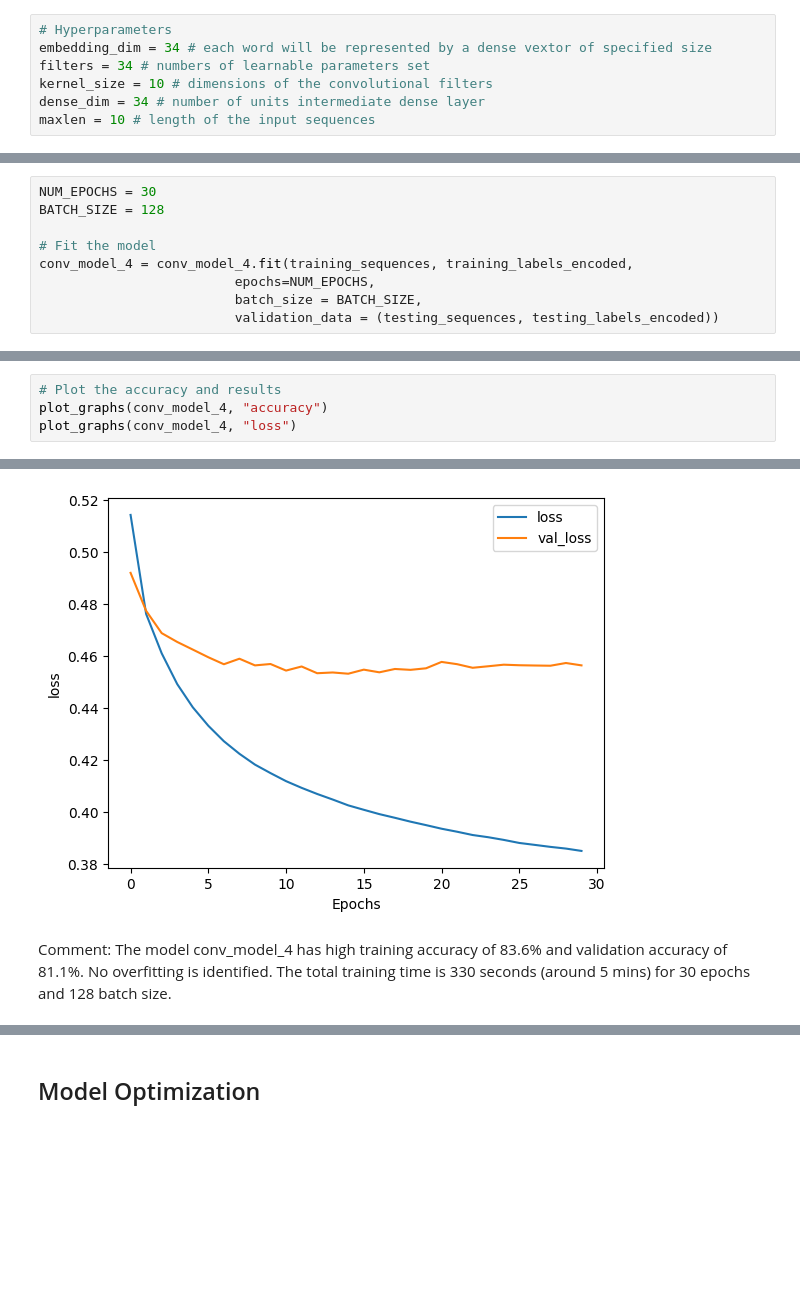
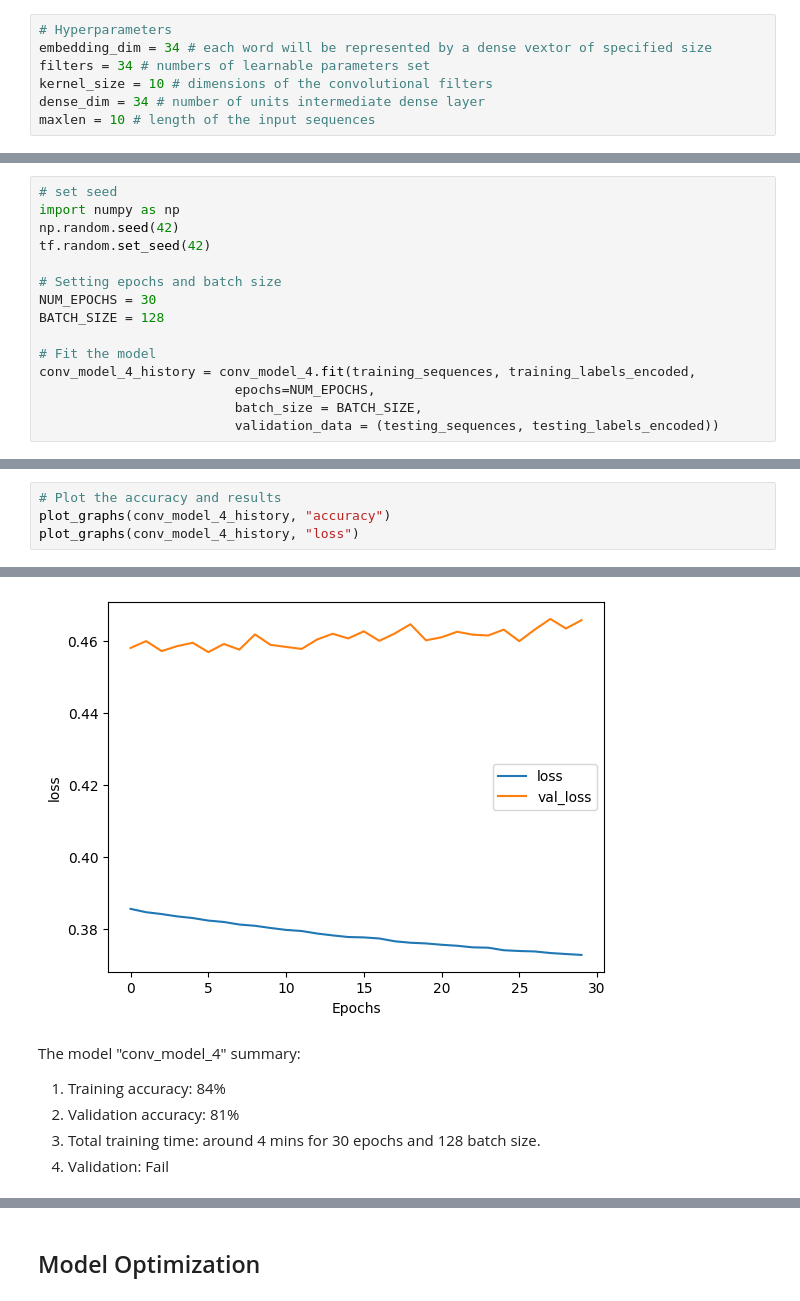
Before and after one commit to Amosw93/ADSS_projects, a Jupyter notebook: N5_Convolution_Model.ipynb, the cells around one changed output, grey strips where cells are left out. Drawn from its saved outputs; the diff is of its cells as text; blank space fills up the shorter version.

```diff
--- a/N5_Convolution_Model.ipynb
+++ b/N5_Convolution_Model.ipynb
@@ -509,11 +589,17 @@ Trainable params: 29,889
 Non-trainable params: 0
 _________________________________________________________________
 # %%
+# set seed
+import numpy as np
+np.random.seed(42)
+tf.random.set_seed(42)
+
+# Setting epochs and batch size
 NUM_EPOCHS = 30
 BATCH_SIZE = 128
 
 # Fit the model
-conv_model_4 = conv_model_4.fit(training_sequences, training_labels_encoded,
+conv_model_4_history = conv_model_4.fit(training_sequences, training_labels_encoded,
                          epochs=NUM_EPOCHS,
                          batch_size = BATCH_SIZE,
                          validation_data = (testing_sequences, testing_labels_encoded))
@@ -538,5 +624,5 @@ Epoch 30/30
 # %%
 # Plot the accuracy and results
-plot_graphs(conv_model_4, "accuracy")
-plot_graphs(conv_model_4, "loss")
+plot_graphs(conv_model_4_history, "accuracy")
+plot_graphs(conv_model_4_history, "loss")
 # %% [output]
@@ -544,3 +630,8 @@ plot_graphs(conv_model_4, "loss")
-[figure, old version]
+[figure, new version]
 # %% [markdown]
-Comment: The model conv_model_4 has high training accuracy of 83.6% and validation accuracy of 81.1%. No overfitting is identified. The total training time is 330 seconds (around 5 mins) for 30 epochs and 128 batch size.
+The model "conv_model_4" summary:
+
+1. Training accuracy: 84%
+2. Validation accuracy: 81%
+3. Total training time: around 4 mins for 30 epochs and 128 batch size.
+4. Validation: Fail
```
Also changed, not shown: parts of 103 cells of this notebook.
